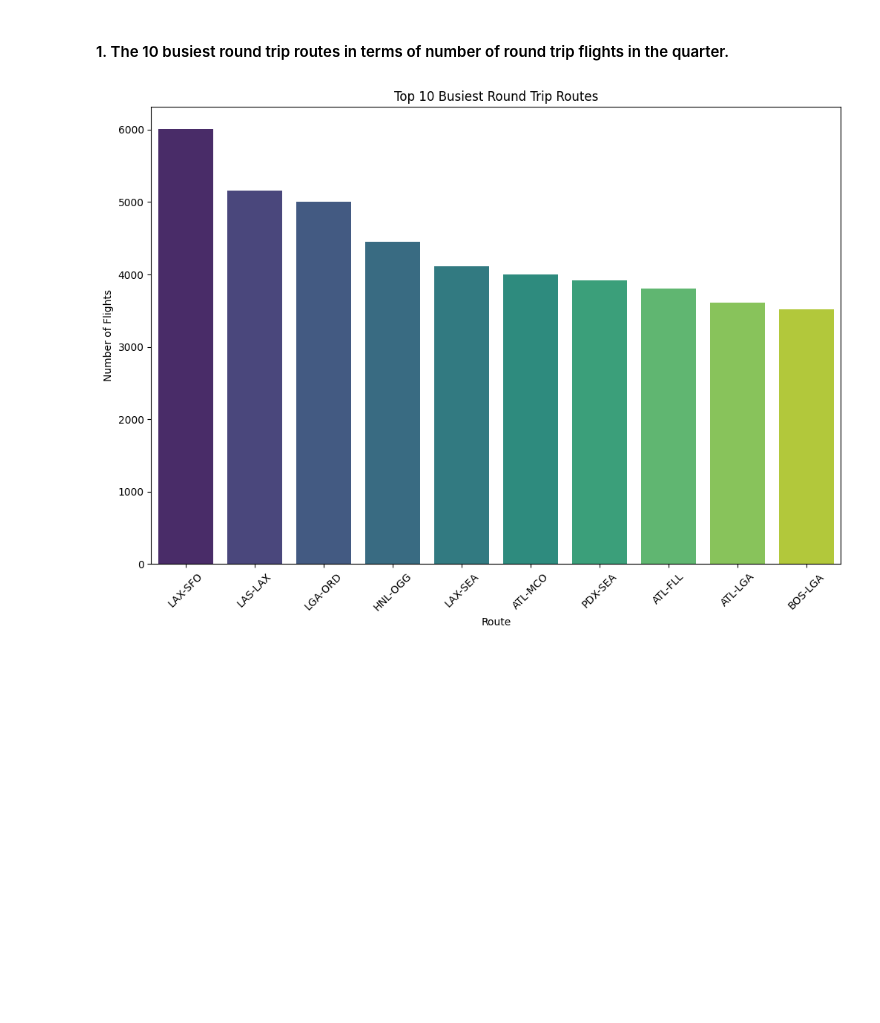
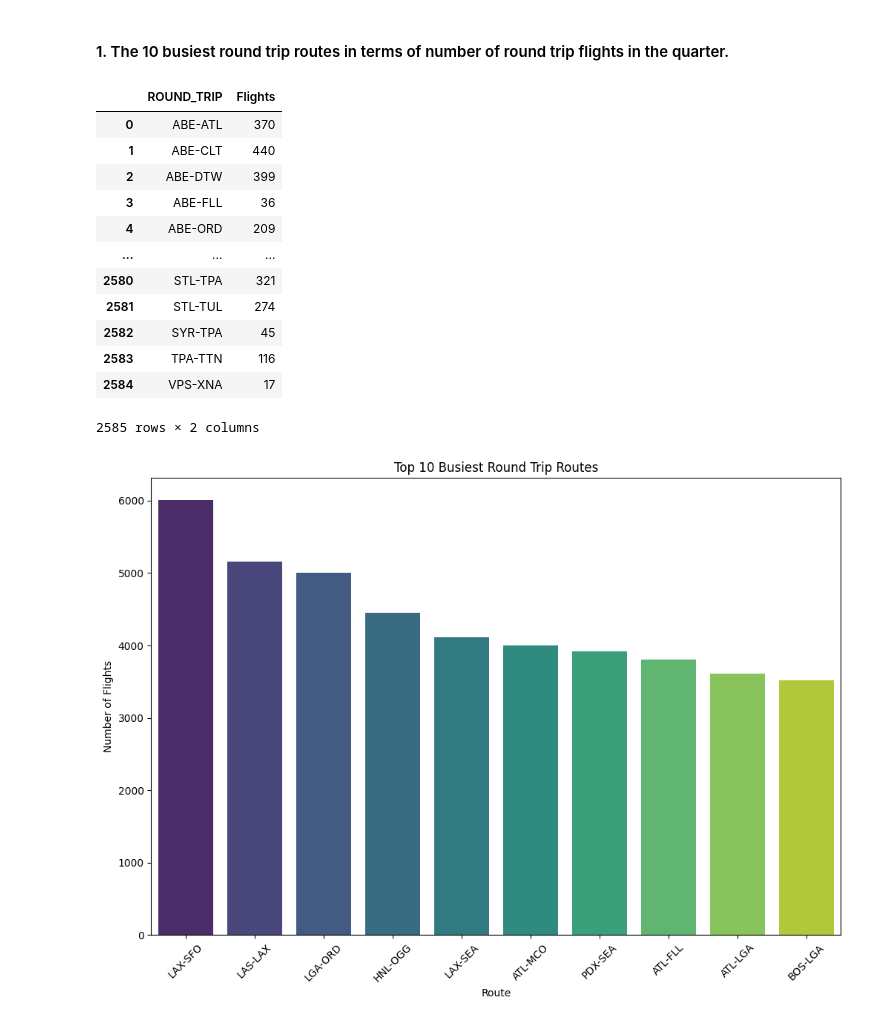
Before and after one commit to Vinay-Kota-1/Baltimore-Crime-Data-Analysis, a Jupyter notebook: C1_Vinay_Airline.ipynb, the cells around one changed output. Cells and saved outputs as stored; diff of their text form; code cells hidden in the pictures; blank space fills up the shorter version.

```diff
--- a/C1_Vinay_Airline.ipynb
+++ b/C1_Vinay_Airline.ipynb
@@ -980,6 +980,22 @@ Index(['FL_DATE', 'OP_CARRIER', 'TAIL_NUM', 'OP_CARRIER_FL_NUM',
 ### Step 6: Data Analysis & Visualization
 # %% [markdown]
 #### 1. The 10 busiest round trip routes in terms of number of round trip flights in the quarter.
+# %%
+busy_routes
+# %% [output]
+|  | ROUND_TRIP | Flights |
+| 0 | ABE-ATL | 370 |
+| 1 | ABE-CLT | 440 |
+| 2 | ABE-DTW | 399 |
+| 3 | ABE-FLL | 36 |
+| 4 | ABE-ORD | 209 |
+| ... | ... | ... |
+| 2580 | STL-TPA | 321 |
+| 2581 | STL-TUL | 274 |
+| 2582 | SYR-TPA | 45 |
+| 2583 | TPA-TTN | 116 |
+| 2584 | VPS-XNA | 17 |
+2585 rows × 2 columns
 # %%
 busy_routes = merged_data.groupby('ROUND_TRIP').size().reset_index(name='Flights')
 top_10_busy_routes = busy_routes.nlargest(10, 'Flights')
```
Also changed, not shown: parts of 10 cells of this notebook.
